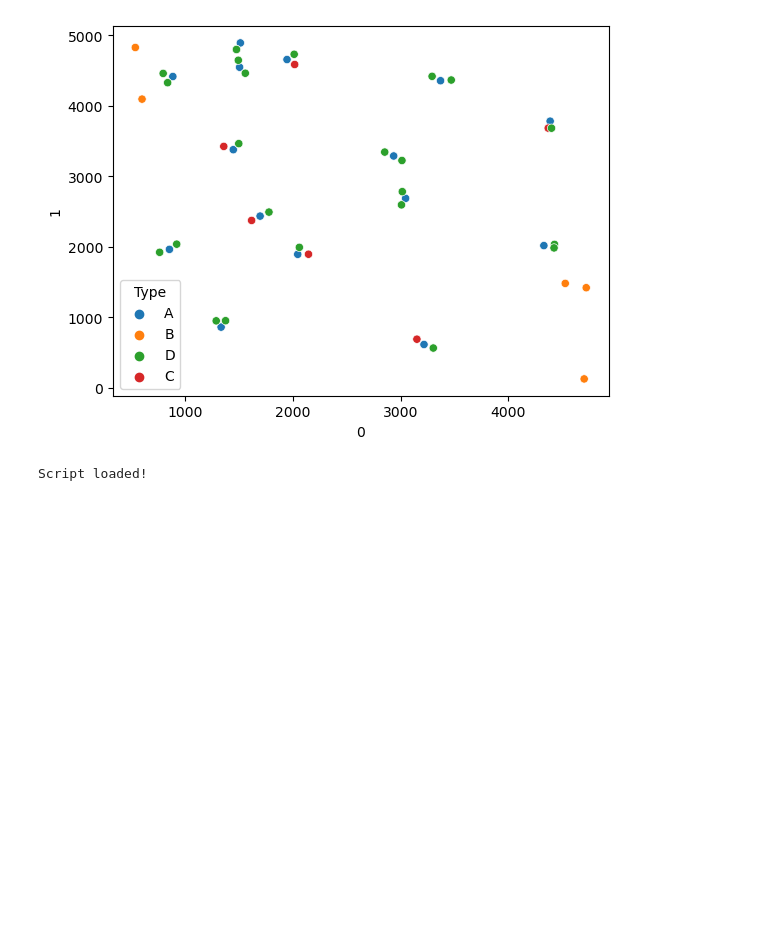
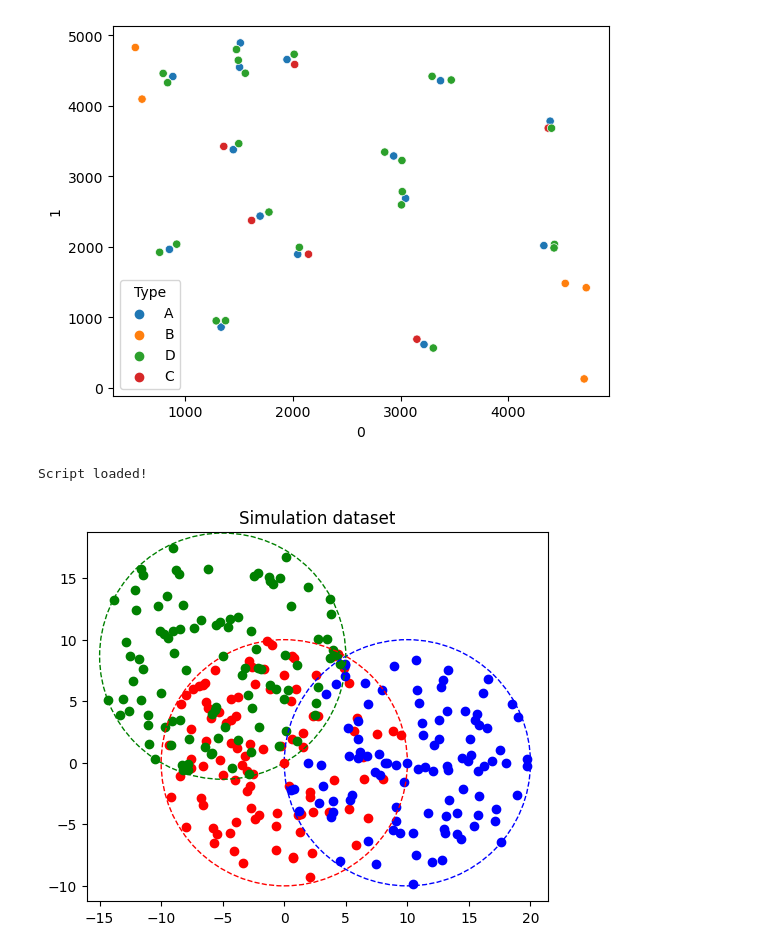
Before and after one commit to mouneem/Spatial-Omics-Networks-Benchmark-, a Jupyter notebook: pipelines/0 - simulation_data.ipynb, the cells around one changed output. Cells and saved outputs as stored; diff of their text form; code cells hidden in the pictures; blank space fills up the shorter version.

Commit message:
Spatial niches

```diff
--- a/pipelines/0 - simulation_data.ipynb
+++ b/pipelines/0 - simulation_data.ipynb
@@ -49,3 +49,86 @@ file_path = '../data/simulation_coordiantes/example_01.csv'
 SpAn.export_df_to_csv(coordiantes2, file_path)
 # %% [output]
 Script loaded!
+# %%
+import numpy as np
+import pandas as pd
+import random
+import matplotlib.pyplot as plt
+
+def generate_random_points_with_centers(radius, center_distance, num_points_per_center):
+    # Function to generate three equidistant points
+    def generate_equidistant_centers(radius, center_distance):
+        angle = 2 * np.pi / 3
+        center_a = (0, 0)
+        center_b = (center_distance, 0)
+        center_c = (center_distance * np.cos(angle), center_distance * np.sin(angle))
+        return np.array([center_a, center_b, center_c])
+
+    # Function to generate random points within a radius
+    def generate_random_points(center, radius, num_points):
+        points = []
+        for _ in range(num_points):
+            r = radius * np.sqrt(random.random())
+            theta = random.random() * 2 * np.pi
+            x = center[0] + r * np.cos(theta)
+            y = center[1] + r * np.sin(theta)
+            points.append((x, y))
+        return points
+
+    # Generate centers
+    centers = generate_equidistant_centers(radius, center_distance)
+    center_labels = ['A', 'B', 'C']
+
+    # Generate points for each center
+    all_points = []
+    for center, label in zip(centers, center_labels):
+        points = generate_random_points(center, radius, num_points_per_center)
+        for point in points:
+            all_points.append((point[0], point[1], label))
+
+    # Create DataFrame
+    df = pd.DataFrame(all_points, columns=['x', 'y', 'niche'])
+
+    return df, centers
+
+def add_random_cell_type(df, value_prob_dict):
+    values = list(value_prob_dict.keys())
+    probabilities = list(value_prob_dict.values())
+    df['cell_type'] = np.random.choice(values, size=len(df), p=probabilities)
+    return df
+
+types_dict = {'X': 0.5, 'Y': 0.3, 'Z': 0.2}
+
+# Parameters
+radius = 10
+center_distance = 10
+num_points_per_center = 100
+
+# Generate the DataFrame and centers
+df, centers = generate_random_points_with_centers(radius, center_distance, num_points_per_center)
+df = add_random_cell_type(df, types_dict)
+
+# Plotting the points and circles
+fig, ax = plt.subplots()
+colors = {'A': 'red', 'B': 'blue', 'C': 'green'}
+
+# Plot the random points
+for label, group in df.groupby('niche'):
+    ax.scatter(group['x'], group['y'], label=f'Center {label}', color=colors[label])
+
+# Plot the centers and circles
+for center, label in zip(centers, colors.keys()):
+    circle = plt.Circle(center, radius, color=colors[label], fill=False, linestyle='--')
+    ax.add_artist(circle)
+    ax.plot(center[0], center[1], 'o', color=colors[label])
+
+ax.set_aspect('equal', 'box')
+plt.xlabel('')
+plt.ylabel('')
+plt.title('Simulation dataset')
+# plt.legend()
+plt.grid(False)
+plt.show()
+df.sample()
+# %% [output]
+[figure, added]
```
Also changed, not shown: parts of 2 cells of this notebook, 4 other files.
